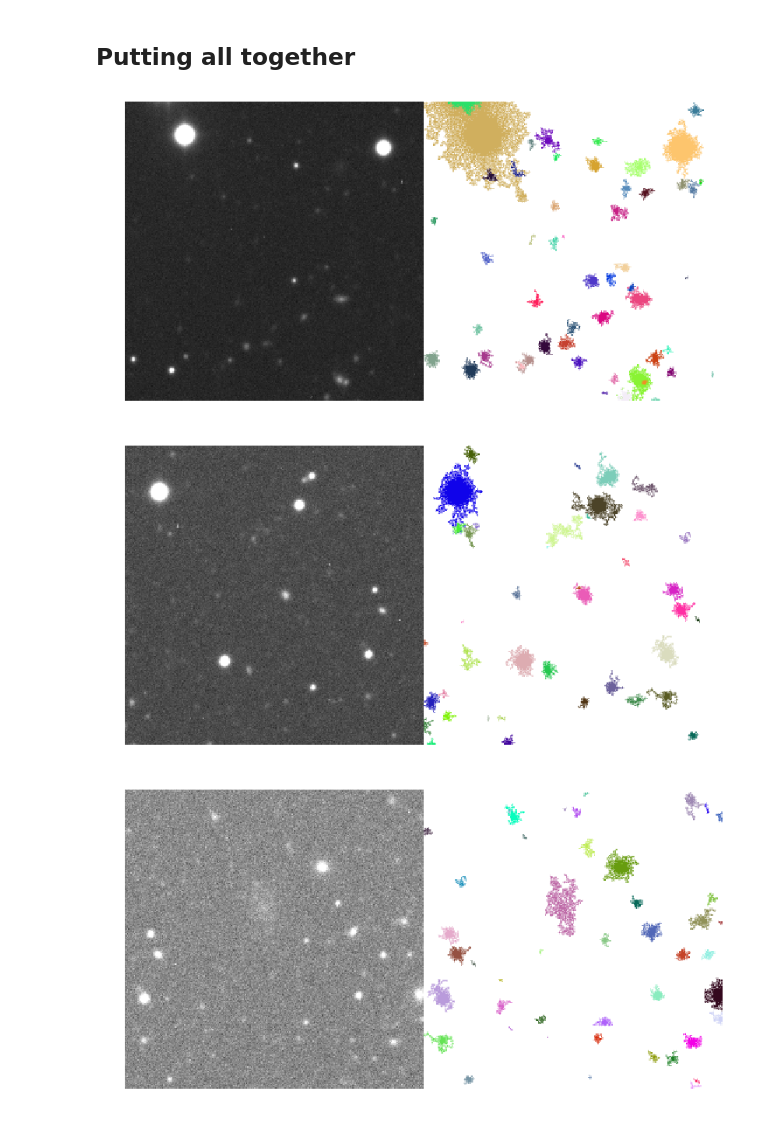
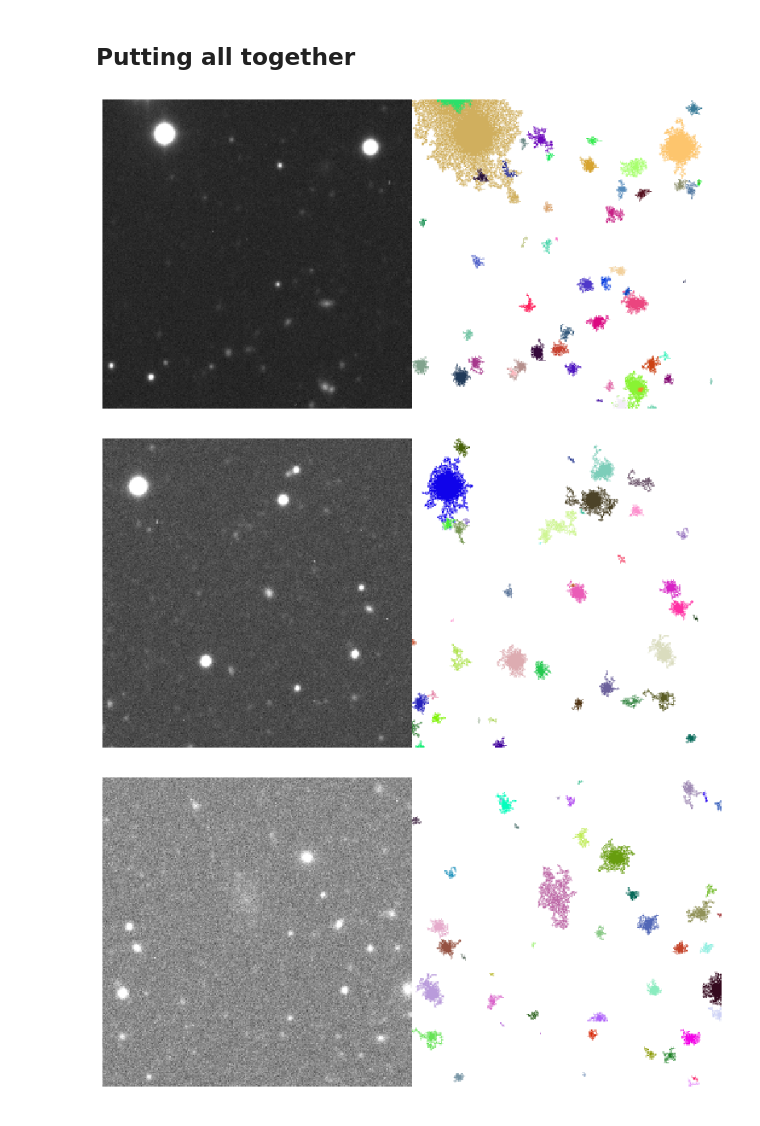
Before and after one commit to higra/Higra-Notebooks, a Jupyter notebook: Astronomical object detection with the Max-Tree.ipynb, the cells around one changed output. Saved outputs shown, nothing was run; the diff lists cells and outputs as text; code cells hidden in the pictures.

Commit message:
correct default behavior change in skimage.transform (multichannel=True)

```diff
--- a/Astronomical object detection with the Max-Tree.ipynb
+++ b/Astronomical object detection with the Max-Tree.ipynb
@@ -248,15 +248,15 @@ def max_tree_objects(image):
 # %%
 for im_file in ["img1-10.fits", "img1-11.fits", "img1-12.fits"]:
     scale = 0.5
     hdulist =  fits.open(locate_resource(im_file))
     im = hdulist[0].data
     im_disp = np.dstack([rescale(saturate_max(im), scale, anti_aliasing=False)] * 3)
 
     seg = max_tree_objects(im)
-    seg_disp = rescale(seg, scale, anti_aliasing=False)
+    seg_disp = rescale(seg, scale, anti_aliasing=False, multichannel=True)
 
     imshow(np.hstack((im_disp, seg_disp)))
 # %% [output]
-[figure, old version]
+[figure, new version]
-[figure, old version]
+[figure, new version]
-[figure, old version]
+[figure, new version]
```
Also changed, not shown: parts of 3 cells of this notebook.
